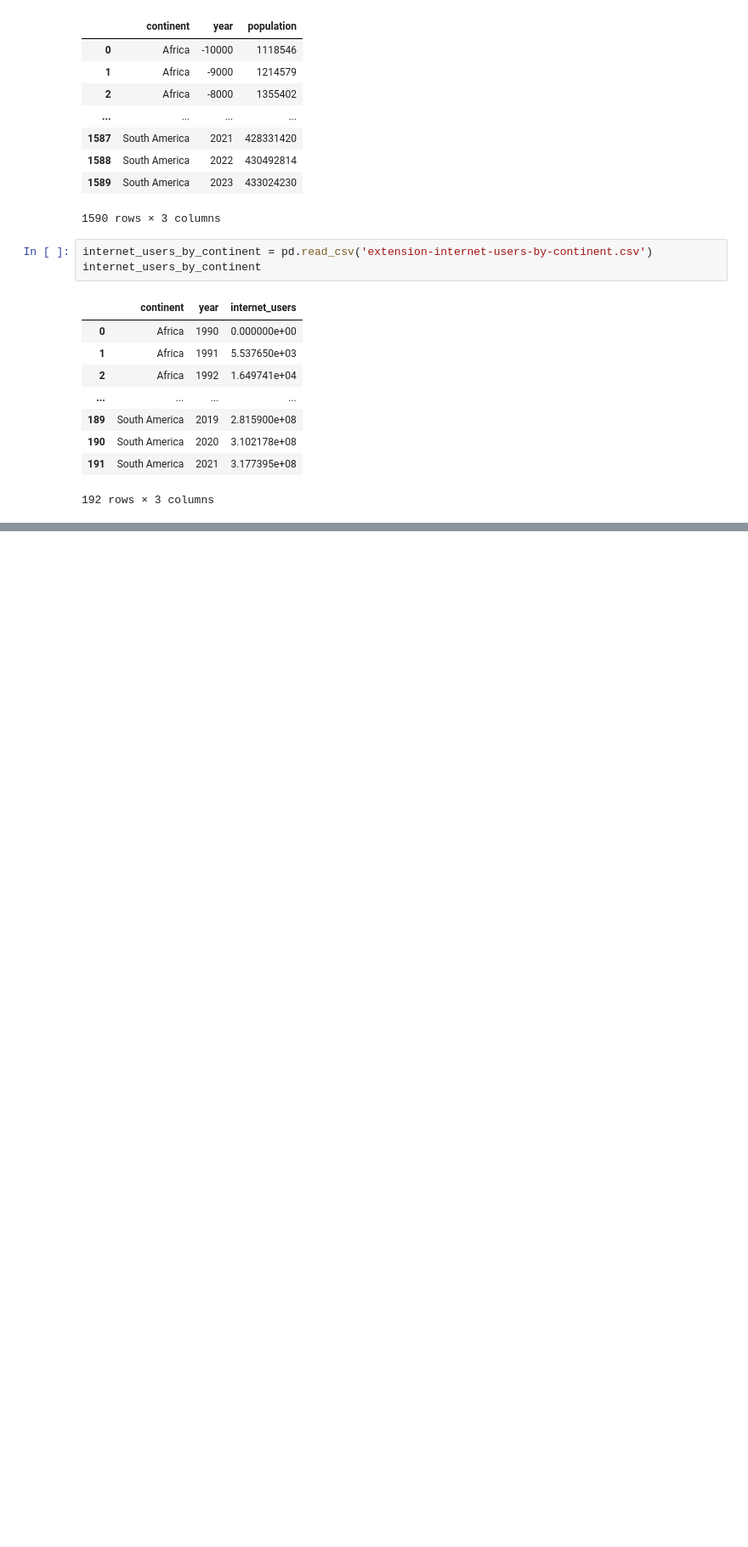
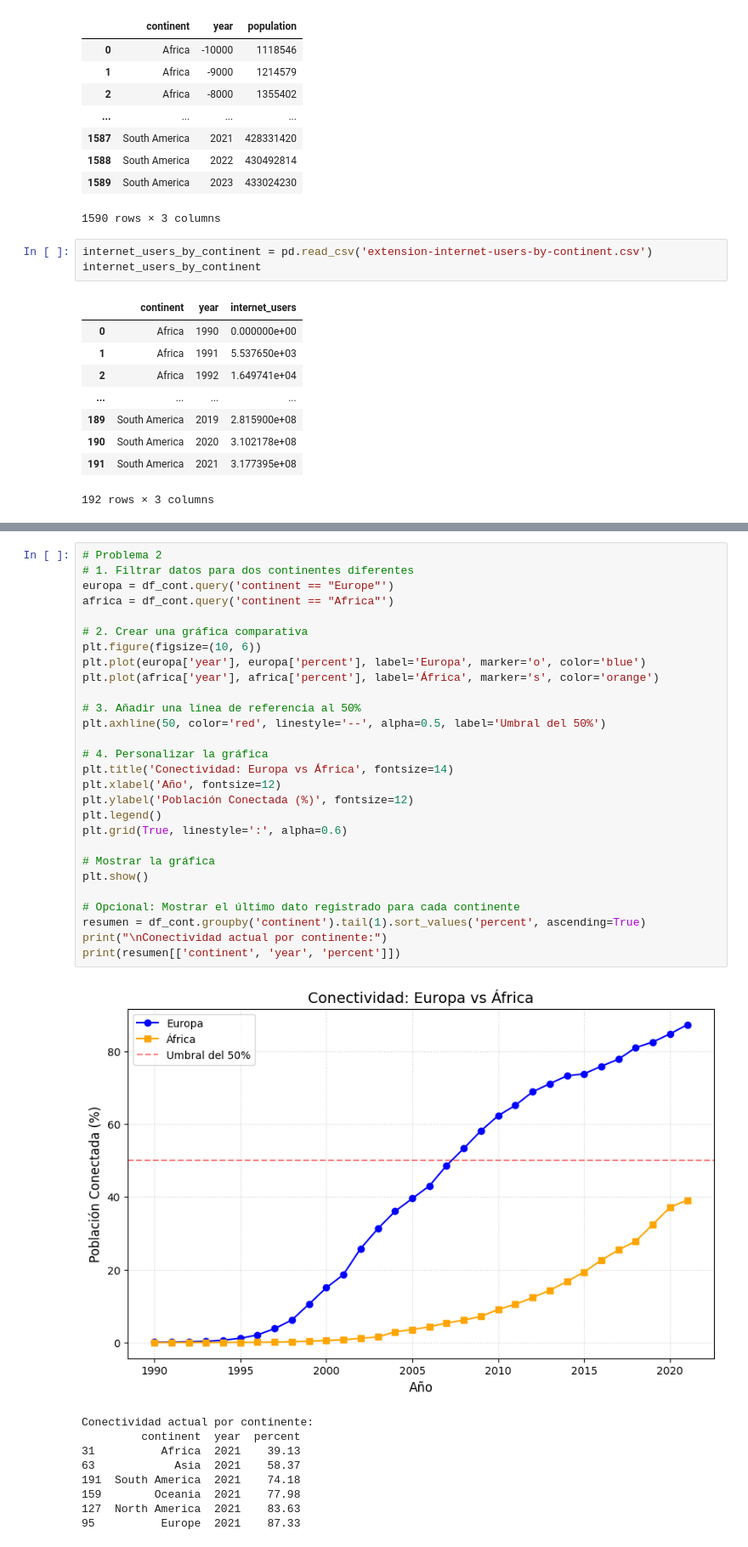
Before and after one commit to aztcc/minerodedatos77, a Jupyter notebook: world_connected_project.ipynb, the cells around one changed output, grey strips where cells are left out. Shown at 85% size. Drawn from its saved outputs; the diff is of its cells as text; blank space fills up the shorter version.

```diff
--- a/world_connected_project.ipynb
+++ b/world_connected_project.ipynb
@@ -252,0 +281,38 @@ internet_users_by_continent
+# %%
+# Problema 2
+# 1. Filtrar datos para dos continentes diferentes
+europa = df_cont.query('continent == "Europe"')
+africa = df_cont.query('continent == "Africa"')
+
+# 2. Crear una gráfica comparativa
+plt.figure(figsize=(10, 6))
+plt.plot(europa['year'], europa['percent'], label='Europa', marker='o', color='blue')
+plt.plot(africa['year'], africa['percent'], label='África', marker='s', color='orange')
+
+# 3. Añadir una línea de referencia al 50%
+plt.axhline(50, color='red', linestyle='--', alpha=0.5, label='Umbral del 50%')
+
+# 4. Personalizar la gráfica
+plt.title('Conectividad: Europa vs África', fontsize=14)
+plt.xlabel('Año', fontsize=12)
+plt.ylabel('Población Conectada (%)', fontsize=12)
+plt.legend()
+plt.grid(True, linestyle=':', alpha=0.6)
+
+# Mostrar la gráfica
+plt.show()
+
+# Opcional: Mostrar el último dato registrado para cada continente
+resumen = df_cont.groupby('continent').tail(1).sort_values('percent', ascending=True)
+print("\nConectividad actual por continente:")
+print(resumen[['continent', 'year', 'percent']])
+# %% [output]
+[figure, added]
+Conectividad actual por continente:
+         continent  year  percent
+31          Africa  2021    39.13
+63            Asia  2021    58.37
+191  South America  2021    74.18
+159        Oceania  2021    77.98
+127  North America  2021    83.63
+95          Europe  2021    87.33
```
Also changed, not shown: parts of 2 cells of this notebook.
